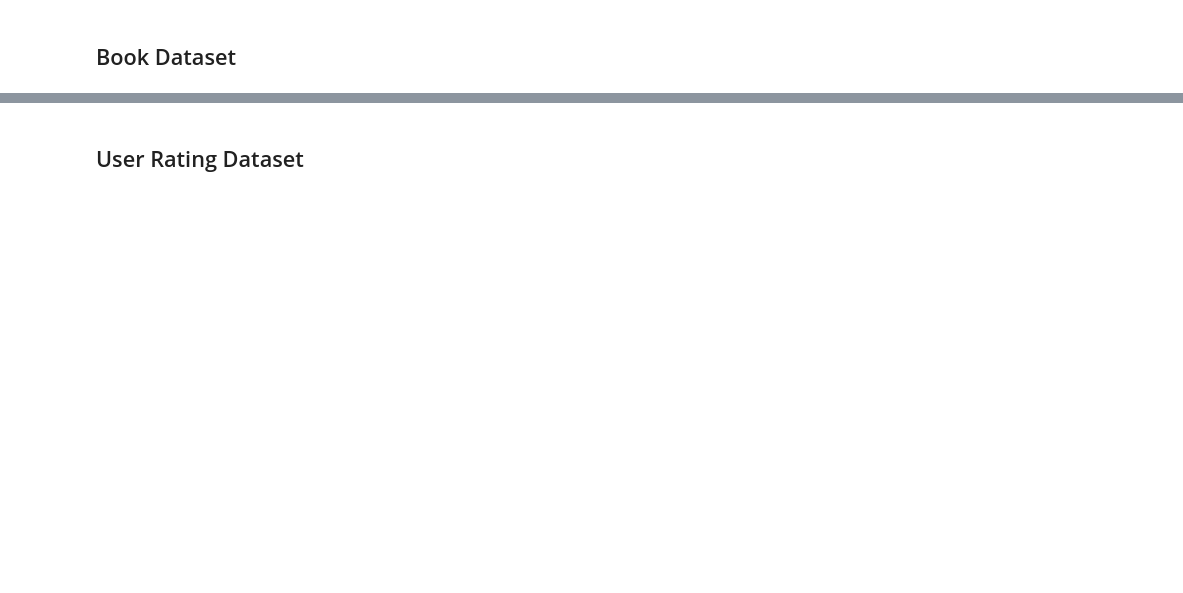
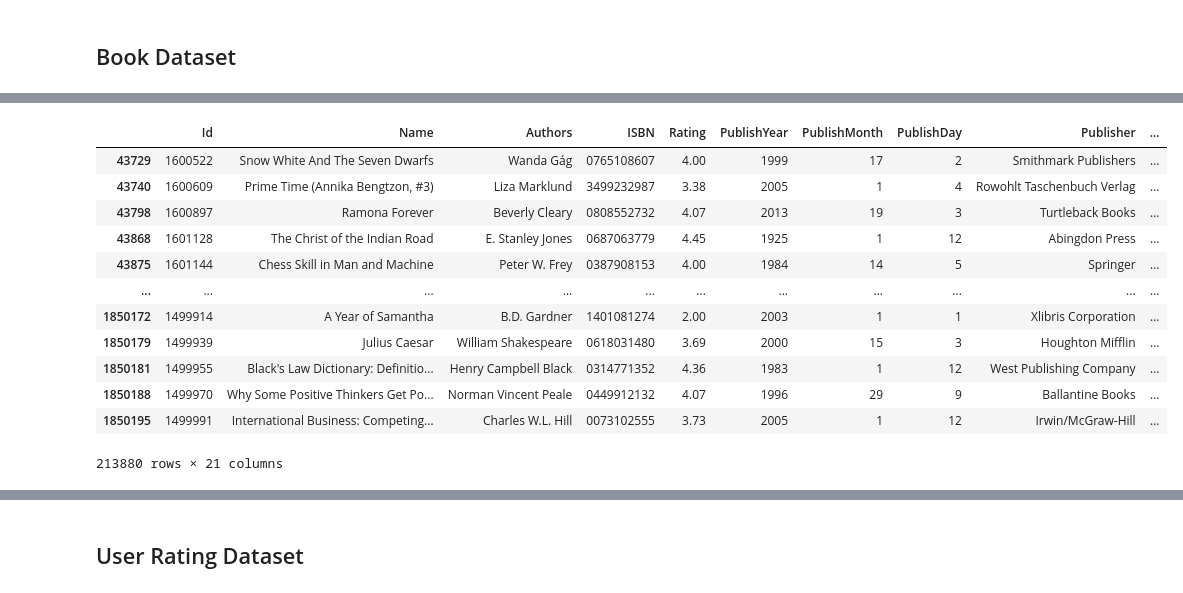
Before and after one commit to Jonathandika/llm-recommender-system, a Jupyter notebook: notebooks/01-data_preprocessing.ipynb, the cells around one changed output, grey strips where cells are left out. Cells and saved outputs as stored; diff of their text form; code cells hidden in the pictures; blank space fills up the shorter version.

```diff
--- a/notebooks/01-data_preprocessing.ipynb
+++ b/notebooks/01-data_preprocessing.ipynb
@@ -54,0 +124,16 @@ book_df
+# %%
+book_df_cleaned[book_df_cleaned.duplicated(subset=['Name'])]
+# %% [output]
+|  | Id | Name | Authors | ISBN | Rating | PublishYear | PublishMonth | PublishDay | Publisher | ... |
+| 43729 | 1600522 | Snow White And The Seven Dwarfs | Wanda Gág | 0765108607 | 4.00 | 1999 | 17 | 2 | Smithmark Publishers | ... |
+| 43740 | 1600609 | Prime Time (Annika Bengtzon, #3) | Liza Marklund | 3499232987 | 3.38 | 2005 | 1 | 4 | Rowohlt Taschenbuch Verlag | ... |
+| 43798 | 1600897 | Ramona Forever | Beverly Cleary | 0808552732 | 4.07 | 2013 | 19 | 3 | Turtleback Books | ... |
+| 43868 | 1601128 | The Christ of the Indian Road | E. Stanley Jones | 0687063779 | 4.45 | 1925 | 1 | 12 | Abingdon Press | ... |
+| 43875 | 1601144 | Chess Skill in Man and Machine | Peter W. Frey | 0387908153 | 4.00 | 1984 | 14 | 5 | Springer | ... |
+| ... | ... | ... | ... | ... | ... | ... | ... | ... | ... | ... |
+| 1850172 | 1499914 | A Year of Samantha | B.D. Gardner | 1401081274 | 2.00 | 2003 | 1 | 1 | Xlibris Corporation | ... |
+| 1850179 | 1499939 | Julius Caesar | William Shakespeare | 0618031480 | 3.69 | 2000 | 15 | 3 | Houghton Mifflin | ... |
+| 1850181 | 1499955 | Black's Law Dictionary: Definitio... | Henry Campbell Black | 0314771352 | 4.36 | 1983 | 1 | 12 | West Publishing Company | ... |
+| 1850188 | 1499970 | Why Some Positive Thinkers Get Po... | Norman Vincent Peale | 0449912132 | 4.07 | 1996 | 29 | 9 | Ballantine Books | ... |
+| 1850195 | 1499991 | International Business: Competing... | Charles W.L. Hill | 0073102555 | 3.73 | 2005 | 1 | 12 | Irwin/McGraw-Hill | ... |
+213880 rows × 21 columns
```
Also changed, not shown: parts of 35 cells of this notebook.
